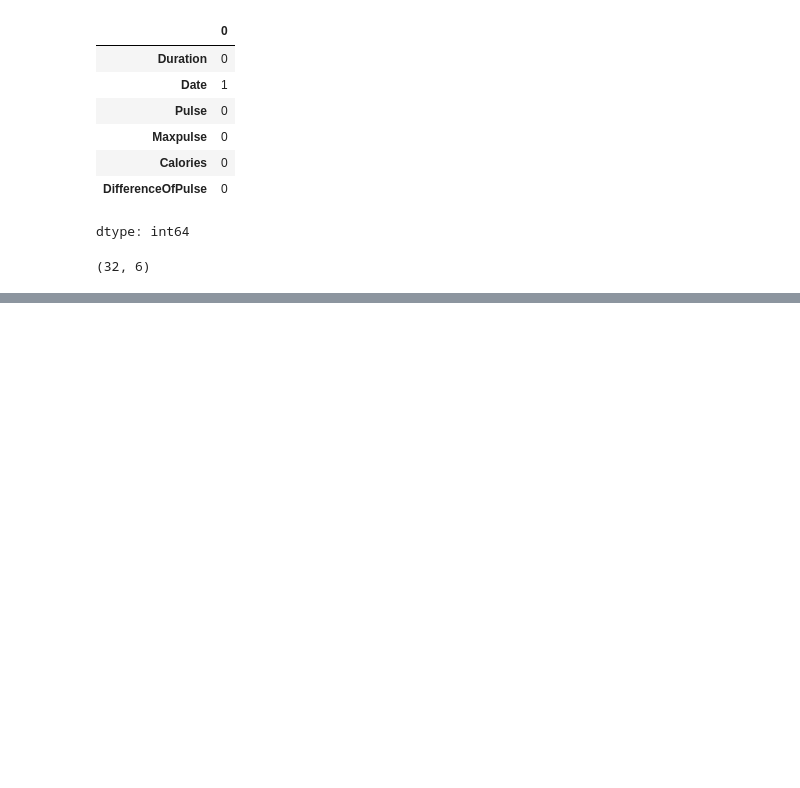
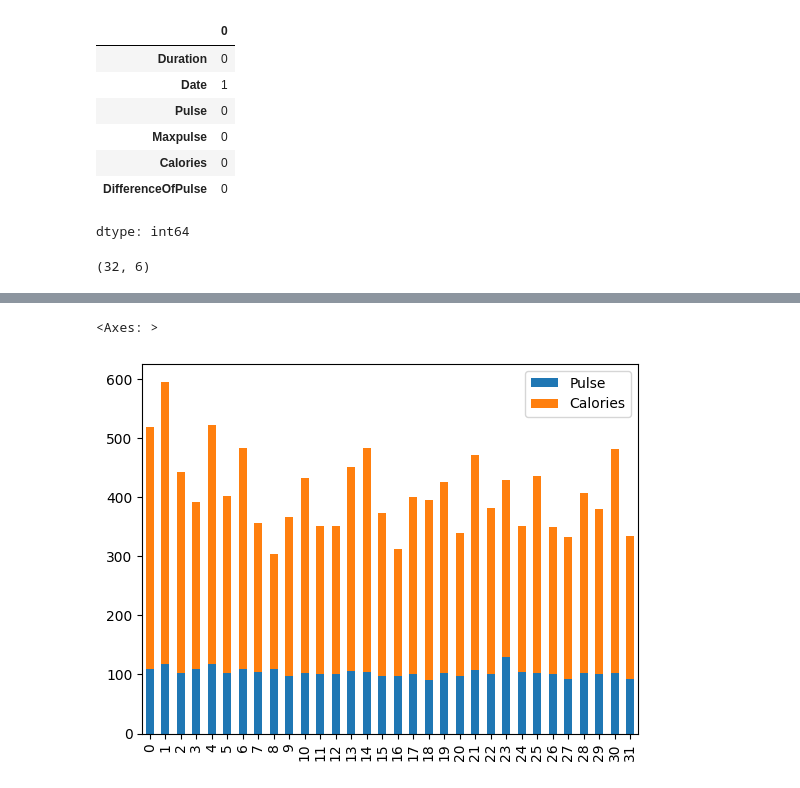
Before and after one commit to sofia604/DEA113, a Jupyter notebook: EDA.ipynb, the cells around one changed output, grey strips where cells are left out. Cells and saved outputs as stored; diff of their text form; code cells hidden in the pictures; blank space fills up the shorter version.

```diff
--- a/EDA.ipynb
+++ b/EDA.ipynb
@@ -220,0 +283,6 @@ data.shape
+# %%
+barData = data[["Pulse","Calories"]]
+barData.plot(kind="bar",stacked=True)
+# %% [output]
+<Axes: >
+[figure, added]
```
Also changed, not shown: parts of 16 cells of this notebook.
